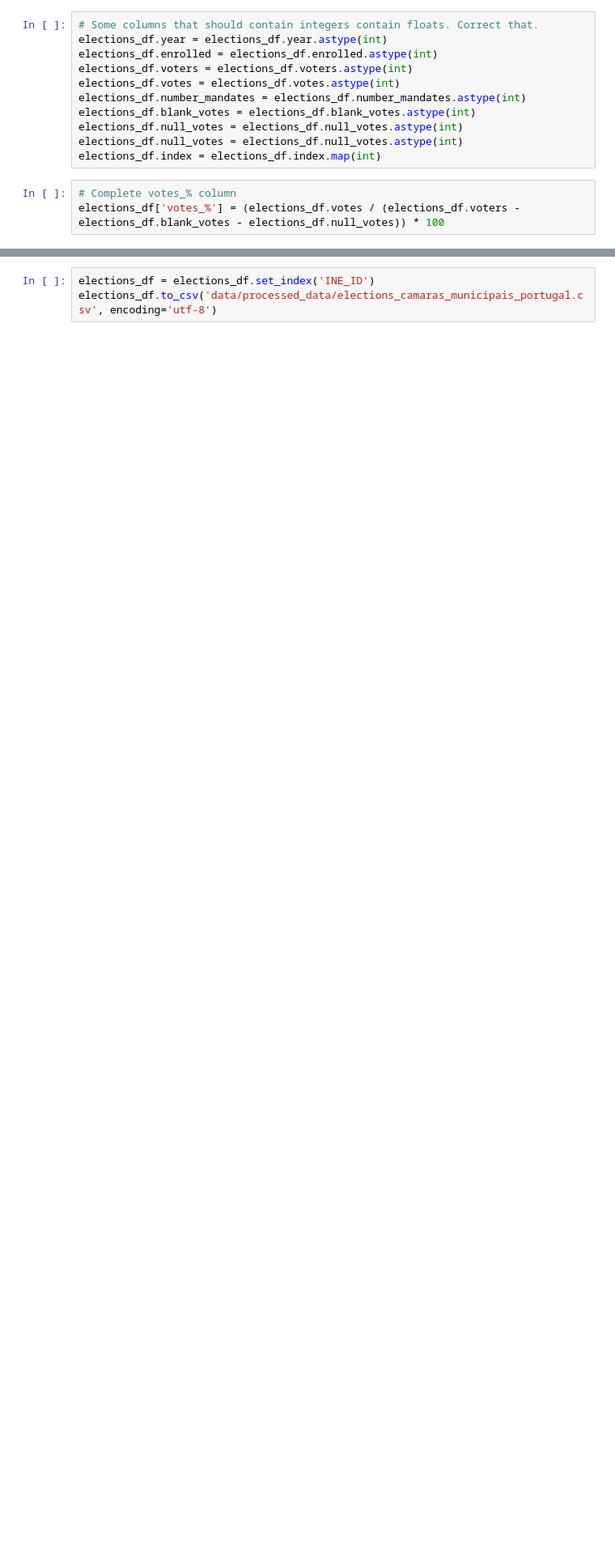
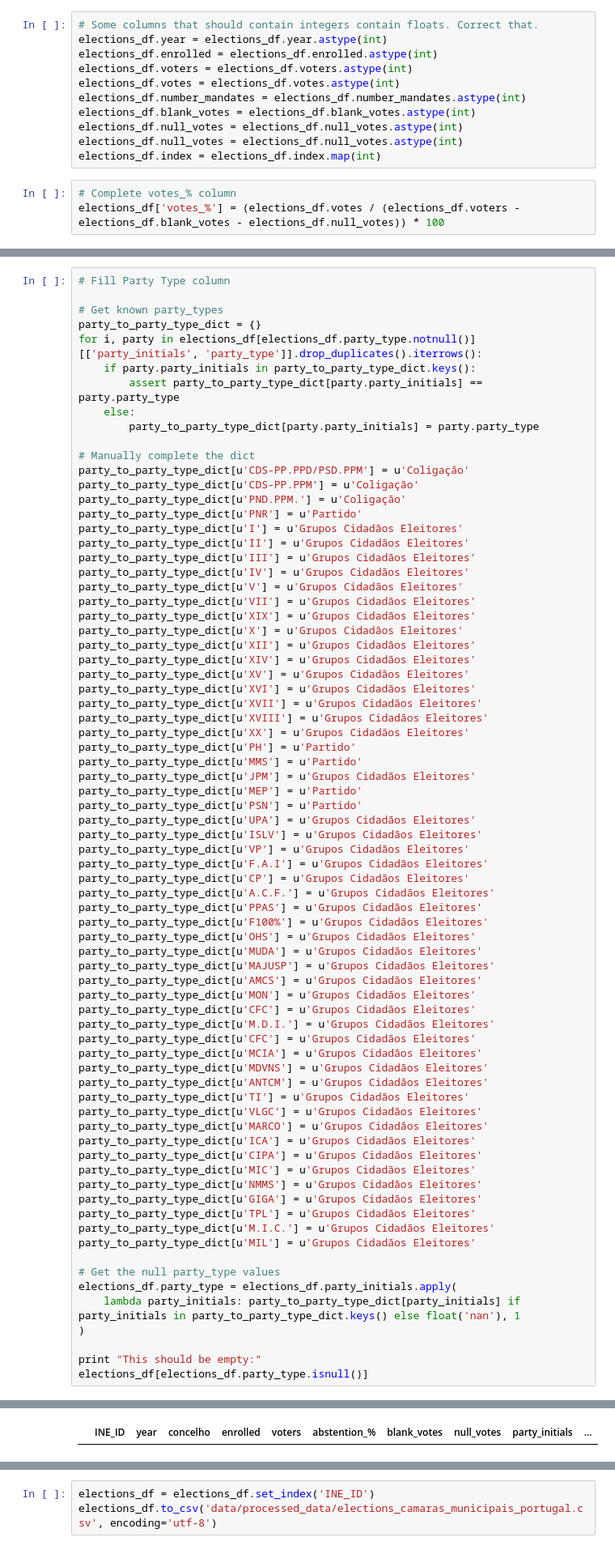
Before and after one commit to LLCampos/portugal-local-elections, a Jupyter notebook: merging_data.ipynb, the cells around one changed output, grey strips where cells are left out. Shown at 81% size. Drawn from its saved outputs; the diff is of its cells as text; blank space fills up the shorter version.

```diff
--- a/merging_data.ipynb
+++ b/merging_data.ipynb
@@ -223,0 +232,75 @@ elections_df['votes_%'] = (elections_df.votes / (elections_df.voters - elections
+# %%
+# Fill Party Type column
+
+# Get known party_types
+party_to_party_type_dict = {}
+for i, party in elections_df[elections_df.party_type.notnull()][['party_initials', 'party_type']].drop_duplicates().iterrows():
+    if party.party_initials in party_to_party_type_dict.keys():
+        assert party_to_party_type_dict[party.party_initials] == party.party_type
+    else:
+        party_to_party_type_dict[party.party_initials] = party.party_type
+
+# Manually complete the dict
+party_to_party_type_dict[u'CDS-PP.PPD/PSD.PPM'] = u'Coligação'
+party_to_party_type_dict[u'CDS-PP.PPM'] = u'Coligação'
+party_to_party_type_dict[u'PND.PPM.'] = u'Coligação'
+party_to_party_type_dict[u'PNR'] = u'Partido'
+party_to_party_type_dict[u'I'] = u'Grupos Cidadãos Eleitores'
+party_to_party_type_dict[u'II'] = u'Grupos Cidadãos Eleitores'
+party_to_party_type_dict[u'III'] = u'Grupos Cidadãos Eleitores'
+party_to_party_type_dict[u'IV'] = u'Grupos Cidadãos Eleitores'
+party_to_party_type_dict[u'V'] = u'Grupos Cidadãos Eleitores'
+party_to_party_type_dict[u'VII'] = u'Grupos Cidadãos Eleitores'
+party_to_party_type_dict[u'XIX'] = u'Grupos Cidadãos Eleitores'
+party_to_party_type_dict[u'X'] = u'Grupos Cidadãos Eleitores'
+party_to_party_type_dict[u'XII'] = u'Grupos Cidadãos Eleitores'
+party_to_party_type_dict[u'XIV'] = u'Grupos Cidadãos Eleitores'
+party_to_party_type_dict[u'XV'] = u'Grupos Cidadãos Eleitores'
+party_to_party_type_dict[u'XVI'] = u'Grupos Cidadãos Eleitores'
+party_to_party_type_dict[u'XVII'] = u'Grupos Cidadãos Eleitores'
+party_to_party_type_dict[u'XVIII'] = u'Grupos Cidadãos Eleitores'
+party_to_party_type_dict[u'XX'] = u'Grupos Cidadãos Eleitores'
+party_to_party_type_dict[u'PH'] = u'Partido'
+party_to_party_type_dict[u'MMS'] = u'Partido'
+party_to_party_type_dict[u'JPM'] = u'Grupos Cidadãos Eleitores'
+party_to_party_type_dict[u'MEP'] = u'Partido'
+party_to_party_type_dict[u'PSN'] = u'Partido'
+party_to_party_type_dict[u'UPA'] = u'Grupos Cidadãos Eleitores'
+party_to_party_type_dict[u'ISLV'] = u'Grupos Cidadãos Eleitores'
+party_to_party_type_dict[u'VP'] = u'Grupos Cidadãos Eleitores'
+party_to_party_type_dict[u'F.A.I'] = u'Grupos Cidadãos Eleitores'
+party_to_party_type_dict[u'CP'] = u'Grupos Cidadãos Eleitores'
+party_to_party_type_dict[u'A.C.F.'] = u'Grupos Cidadãos Eleitores'
+party_to_party_type_dict[u'PPAS'] = u'Grupos Cidadãos Eleitores'
+party_to_party_type_dict[u'F100%'] = u'Grupos Cidadãos Eleitores'
+party_to_party_type_dict[u'OHS'] = u'Grupos Cidadãos Eleitores'
+party_to_party_type_dict[u'MUDA'] = u'Grupos Cidadãos Eleitores'
+party_to_party_type_dict[u'MAJUSP'] = u'Grupos Cidadãos Eleitores'
+party_to_party_type_dict[u'AMCS'] = u'Grupos Cidadãos Eleitores'
+party_to_party_type_dict[u'MON'] = u'Grupos Cidadãos Eleitores'
+party_to_party_type_dict[u'CFC'] = u'Grupos Cidadãos Eleitores'
+party_to_party_type_dict[u'M.D.I.'] = u'Grupos Cidadãos Eleitores'
+party_to_party_type_dict[u'CFC'] = u'Grupos Cidadãos Eleitores'
+party_to_party_type_dict[u'MCIA'] = u'Grupos Cidadãos Eleitores'
+party_to_party_type_dict[u'MDVNS'] = u'Grupos Cidadãos Eleitores'
+party_to_party_type_dict[u'ANTCM'] = u'Grupos Cidadãos Eleitores'
+party_to_party_type_dict[u'TI'] = u'Grupos Cidadãos Eleitores'
+party_to_party_type_dict[u'VLGC'] = u'Grupos Cidadãos Eleitores'
+party_to_party_type_dict[u'MARCO'] = u'Grupos Cidadãos Eleitores'
+party_to_party_type_dict[u'ICA'] = u'Grupos Cidadãos Eleitores'
+party_to_party_type_dict[u'CIPA'] = u'Grupos Cidadãos Eleitores'
+party_to_party_type_dict[u'MIC'] = u'Grupos Cidadãos Eleitores'
+party_to_party_type_dict[u'NMMS'] = u'Grupos Cidadãos Eleitores'
+party_to_party_type_dict[u'GIGA'] = u'Grupos Cidadãos Eleitores'
+party_to_party_type_dict[u'TPL'] = u'Grupos Cidadãos Eleitores'
+party_to_party_type_dict[u'M.I.C.'] = u'Grupos Cidadãos Eleitores'
+party_to_party_type_dict[u'MIL'] = u'Grupos Cidadãos Eleitores'
+
+# Get the null party_type values
+elections_df.party_type = elections_df.party_initials.apply(
+    lambda party_initials: party_to_party_type_dict[party_initials] if party_initials in party_to_party_type_dict.keys() else float('nan'), 1
+)
+
+print "This should be empty:"
+elections_df[elections_df.party_type.isnull()]
+# %% [output]
@@ -223,0 +308 @@ elections_df['votes_%'] = (elections_df.votes / (elections_df.voters - elections
+|  | INE_ID | year | concelho | enrolled | voters | abstention_% | blank_votes | null_votes | party_initials | ... |
```
Also changed, not shown: parts of 5 cells of this notebook, 1 other file.
